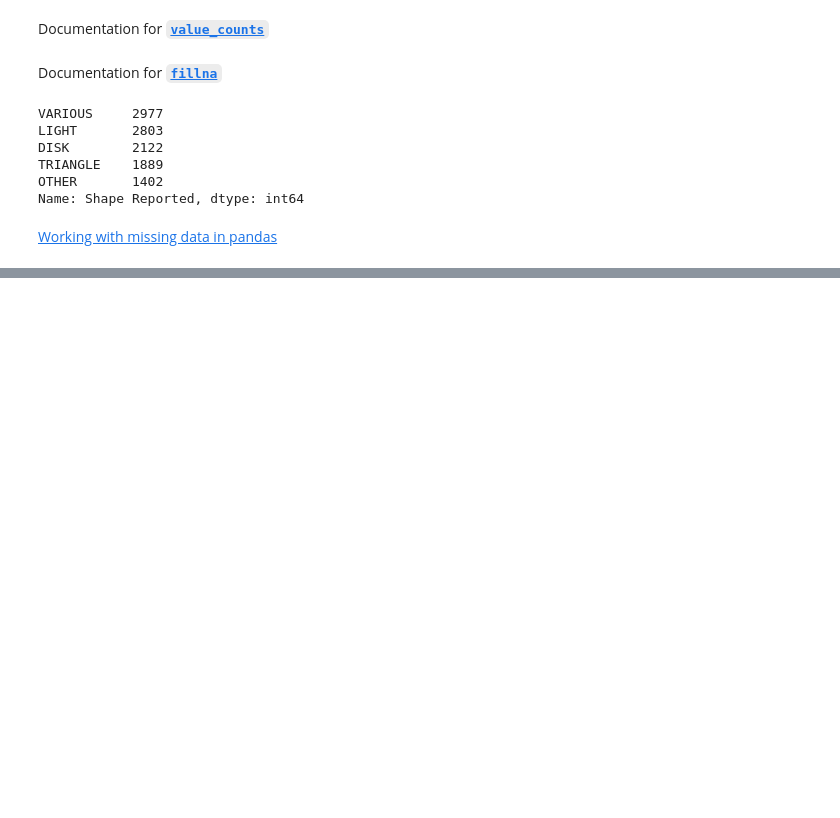
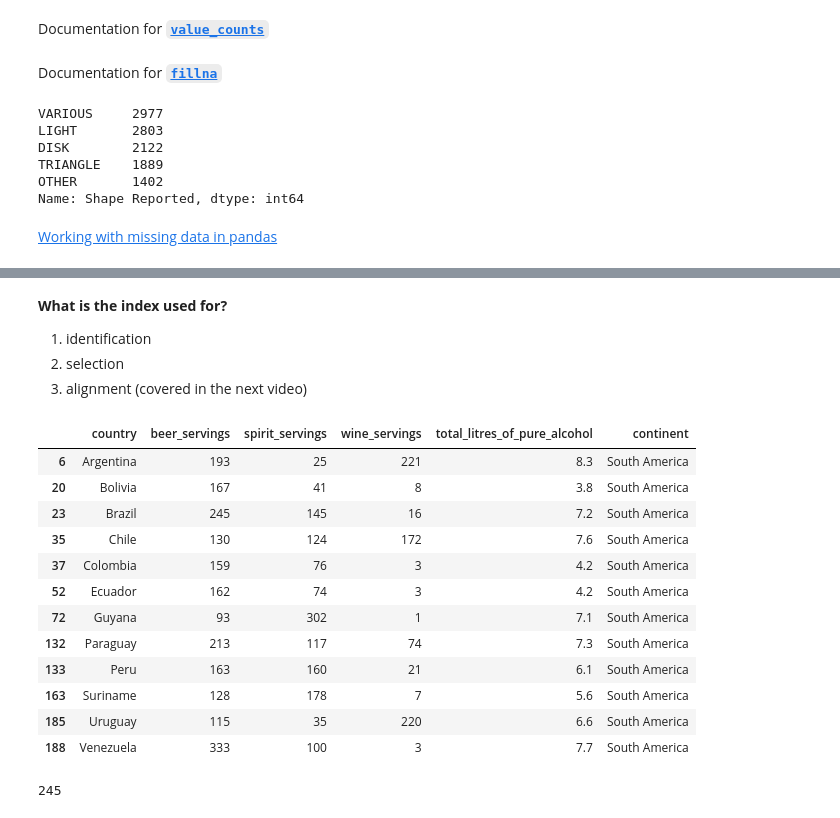
Before and after one commit to justmarkham/pandas-videos, a Jupyter notebook: pandas.ipynb, the cells around one changed output, grey strips where cells are left out. Saved outputs shown, nothing was run; the diff lists cells and outputs as text; code cells hidden in the pictures; blank space fills up the shorter version.

Commit message:
add code for videos 17 and 18, links for video 16

```diff
--- a/pandas.ipynb
+++ b/pandas.ipynb
@@ -1352,0 +1357,4 @@ Name: Shape Reported, dtype: int64
+# %%
+# read a dataset of alcohol consumption into a DataFrame
+drinks = pd.read_csv('http://bit.ly/drinksbycountry')
+drinks.head()
@@ -1352,0 +1398,28 @@ Name: Shape Reported, dtype: int64
+# %% [markdown]
+**What is the index used for?**
+
+1. identification
+2. selection
+3. alignment (covered in the next video)
+# %%
+# identification: index remains with each row when filtering the DataFrame
+drinks[drinks.continent=='South America']
+# %% [output]
+|  | country | beer_servings | spirit_servings | wine_servings | total_litres_of_pure_alcohol | continent |
+| 6 | Argentina | 193 | 25 | 221 | 8.3 | South America |
+| 20 | Bolivia | 167 | 41 | 8 | 3.8 | South America |
+| 23 | Brazil | 245 | 145 | 16 | 7.2 | South America |
+| 35 | Chile | 130 | 124 | 172 | 7.6 | South America |
+| 37 | Colombia | 159 | 76 | 3 | 4.2 | South America |
+| 52 | Ecuador | 162 | 74 | 3 | 4.2 | South America |
+| 72 | Guyana | 93 | 302 | 1 | 7.1 | South America |
+| 132 | Paraguay | 213 | 117 | 74 | 7.3 | South America |
+| 133 | Peru | 163 | 160 | 21 | 6.1 | South America |
+| 163 | Suriname | 128 | 178 | 7 | 5.6 | South America |
+| 185 | Uruguay | 115 | 35 | 220 | 6.6 | South America |
+| 188 | Venezuela | 333 | 100 | 3 | 7.7 | South America |
+# %%
+# selection: select a portion of the DataFrame using the index
+drinks.loc[23, 'beer_servings']
+# %% [output]
+245
```
Also changed, not shown: parts of 45 cells of this notebook, 1 other file.
